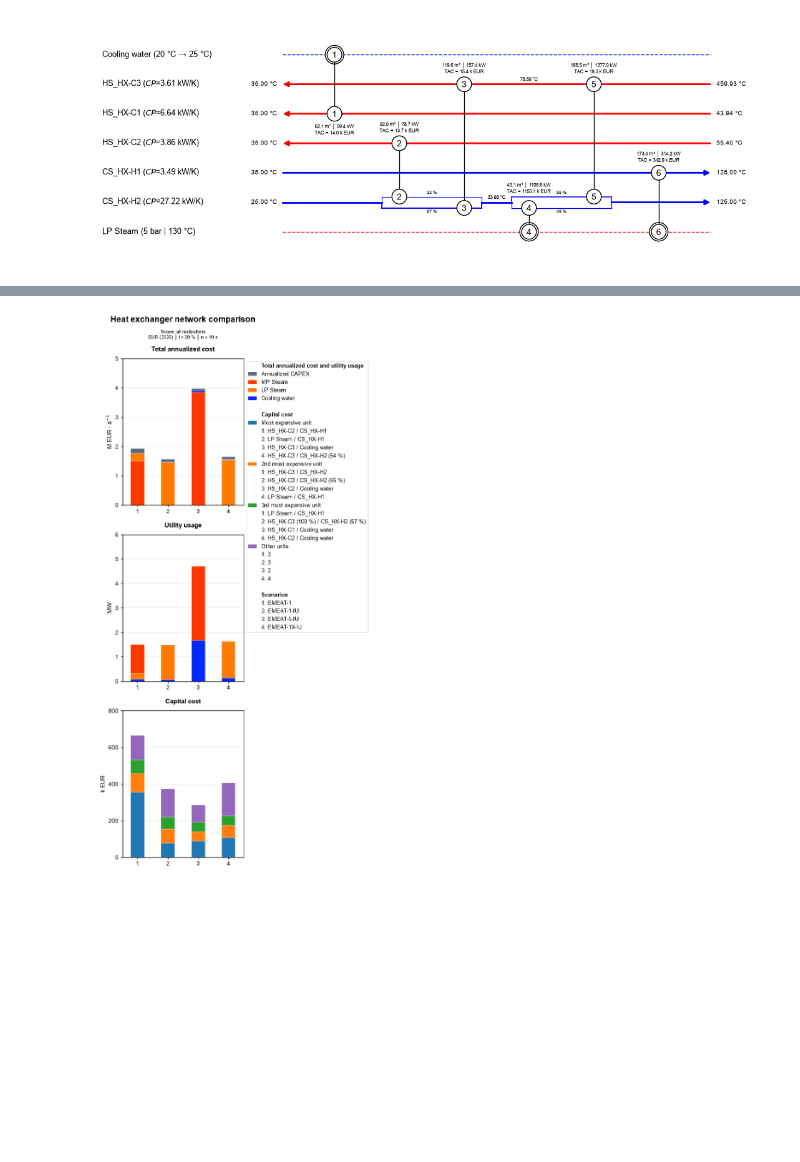
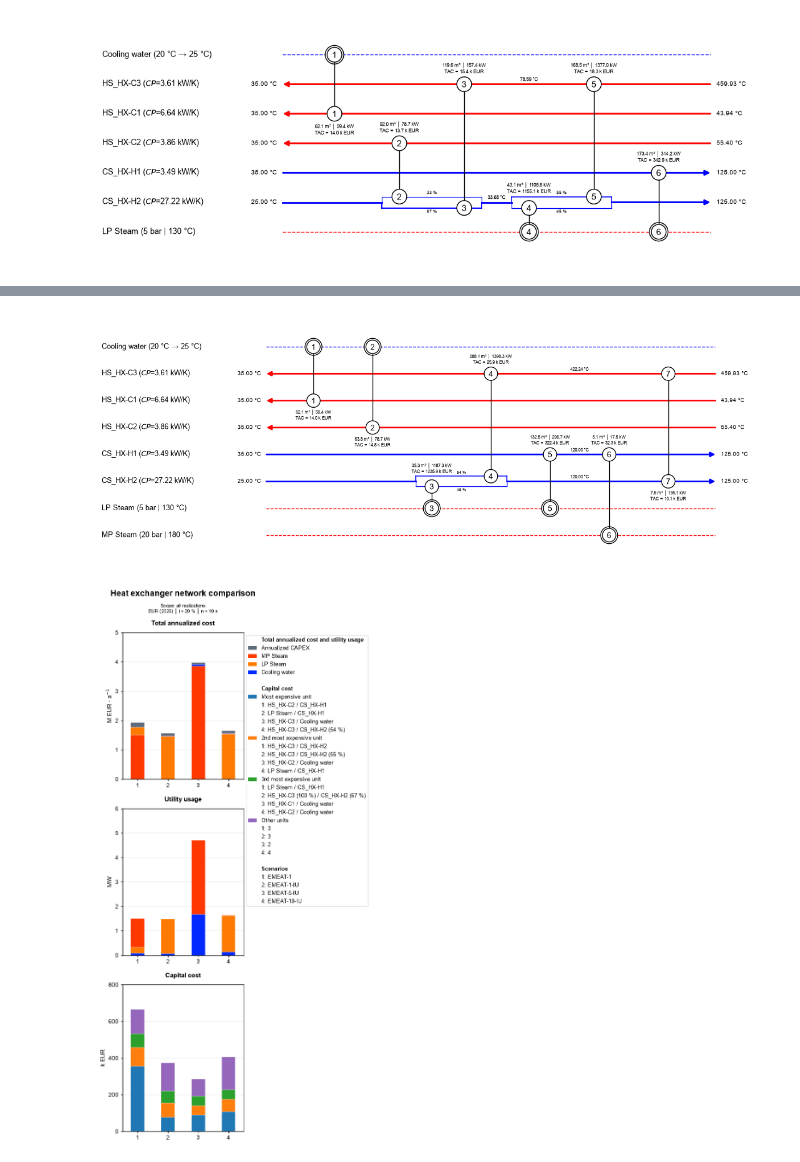
Before and after one commit to PhilippKretzschmar/tea-process-assessment, a Jupyter notebook: examples/co2_pressurization.ipynb, the cells around one changed output, grey strips where cells are left out. Saved outputs shown, nothing was run; the diff lists cells and outputs as text; code cells hidden in the pictures; blank space fills up the shorter version.

```diff
--- a/examples/co2_pressurization.ipynb
+++ b/examples/co2_pressurization.ipynb
@@ -901,3 +917,11 @@ fig
+# %%
+%matplotlib inline
+import matplotlib.pyplot as plt
+
+fig = t.plots.hen_grid("hen_scenario_4", mode="notebook")
+fig
+# %% [output]
+[figure, added]
 # %%
 t.plots.hen_compare(breakdown=True, top_k=3)
 # %% [output]
```
Also changed, not shown: parts of 29 cells of this notebook, 5 other files.
